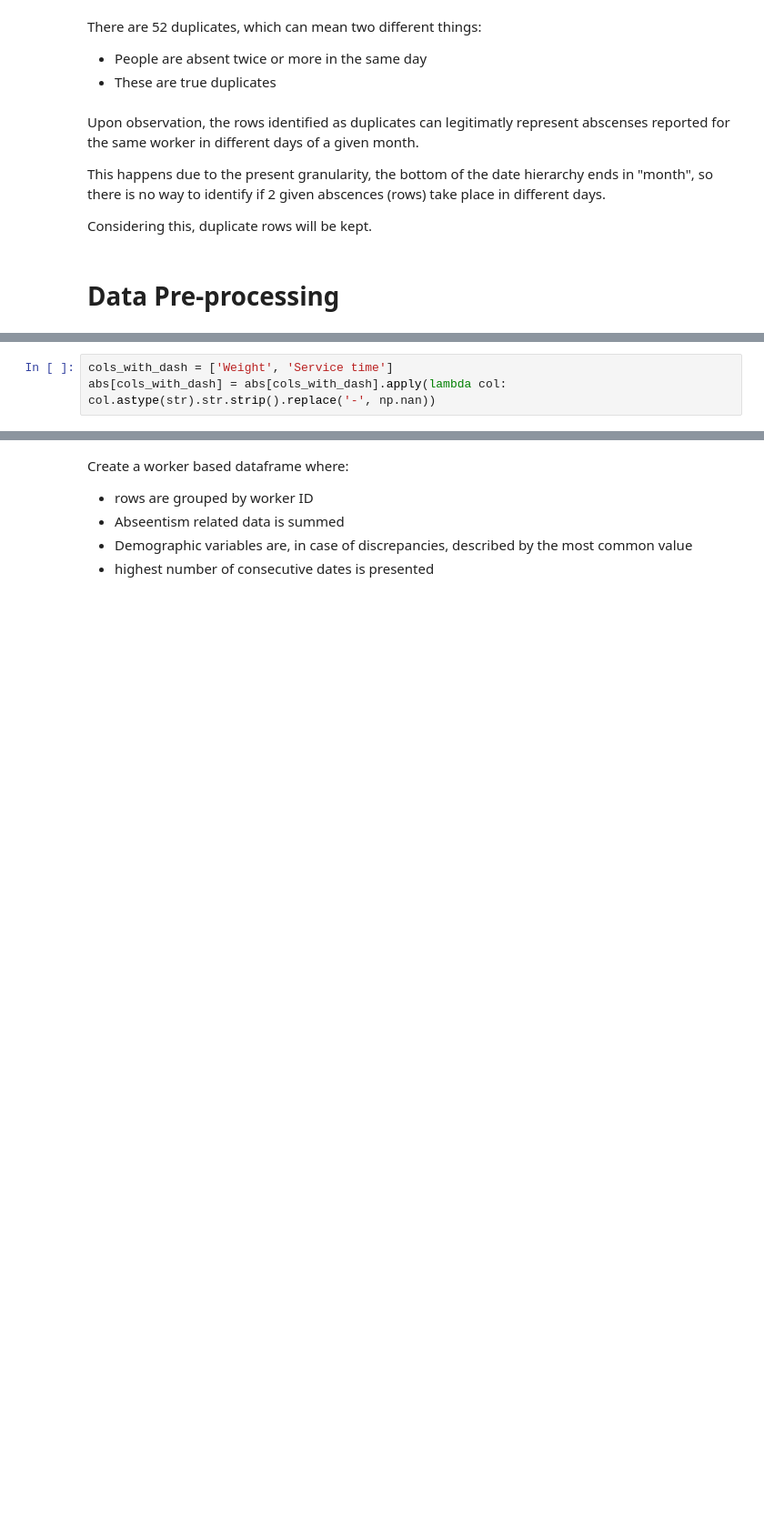
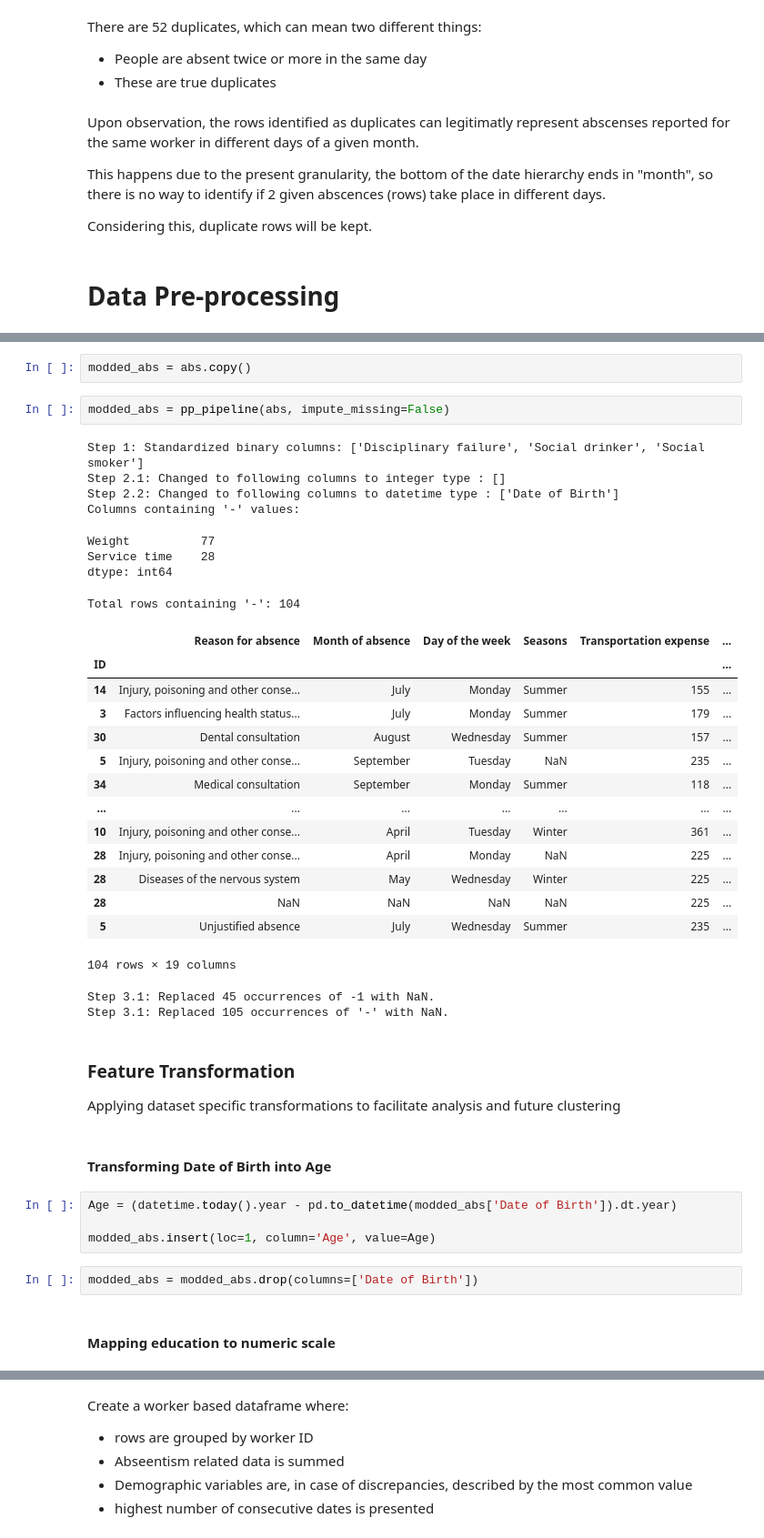
Before and after one commit to Pinky-Tie/reasons_for_absenteeism, a Jupyter notebook: code/eda.ipynb, the cells around one changed output, grey strips where cells are left out. Shown at 91% size. Cells and saved outputs as stored; diff of their text form; blank space fills up the shorter version.

```diff
--- a/code/eda.ipynb
+++ b/code/eda.ipynb
@@ -733,3 +611,0 @@ Total rows containing '-': 104
-# %%
-cols_with_dash = ['Weight', 'Service time']
-abs[cols_with_dash] = abs[cols_with_dash].apply(lambda col: col.astype(str).str.strip().replace('-', np.nan))
@@ -945,0 +627,44 @@ imputed_df = imputed_df.drop(columns=['Reason for absence'])
+# %%
+modded_abs = abs.copy()
+# %%
+modded_abs = pp_pipeline(abs, impute_missing=False)
+# %% [output]
+Step 1: Standardized binary columns: ['Disciplinary failure', 'Social drinker', 'Social smoker']
+Step 2.1: Changed to following columns to integer type : []
+Step 2.2: Changed to following columns to datetime type : ['Date of Birth']
+Columns containing '-' values:
+Weight          77
+Service time    28
+dtype: int64
+Total rows containing '-': 104
+|  | Reason for absence | Month of absence | Day of the week | Seasons | Transportation expense | ... |
+| ID |  |  |  |  |  | ... |
+| 14 | Injury, poisoning and other conse... | July | Monday | Summer | 155 | ... |
+| 3 | Factors influencing health status... | July | Monday | Summer | 179 | ... |
+| 30 | Dental consultation | August | Wednesday | Summer | 157 | ... |
+| 5 | Injury, poisoning and other conse... | September | Tuesday | NaN | 235 | ... |
+| 34 | Medical consultation | September | Monday | Summer | 118 | ... |
+| ... | ... | ... | ... | ... | ... | ... |
+| 10 | Injury, poisoning and other conse... | April | Tuesday | Winter | 361 | ... |
+| 28 | Injury, poisoning and other conse... | April | Monday | NaN | 225 | ... |
+| 28 | Diseases of the nervous system | May | Wednesday | Winter | 225 | ... |
+| 28 | NaN | NaN | NaN | NaN | 225 | ... |
+| 5 | Unjustified absence | July | Wednesday | Summer | 235 | ... |
+104 rows × 19 columns
+Step 3.1: Replaced 45 occurrences of -1 with NaN.
+Step 3.1: Replaced 105 occurrences of '-' with NaN.
+# %% [markdown]
+<a id="feature-transformation"></a>
+
+### **Feature Transformation<font>**
+Applying dataset specific transformations to facilitate analysis and future clustering
+# %% [markdown]
+#### Transforming Date of Birth into Age
+# %%
+Age = (datetime.today().year - pd.to_datetime(modded_abs['Date of Birth']).dt.year)
+
+modded_abs.insert(loc=1, column='Age', value=Age)
+# %%
+modded_abs = modded_abs.drop(columns=['Date of Birth'])
+# %% [markdown]
+#### Mapping education to numeric scale
```
Also changed, not shown: parts of 71 cells of this notebook, 3 other files.
